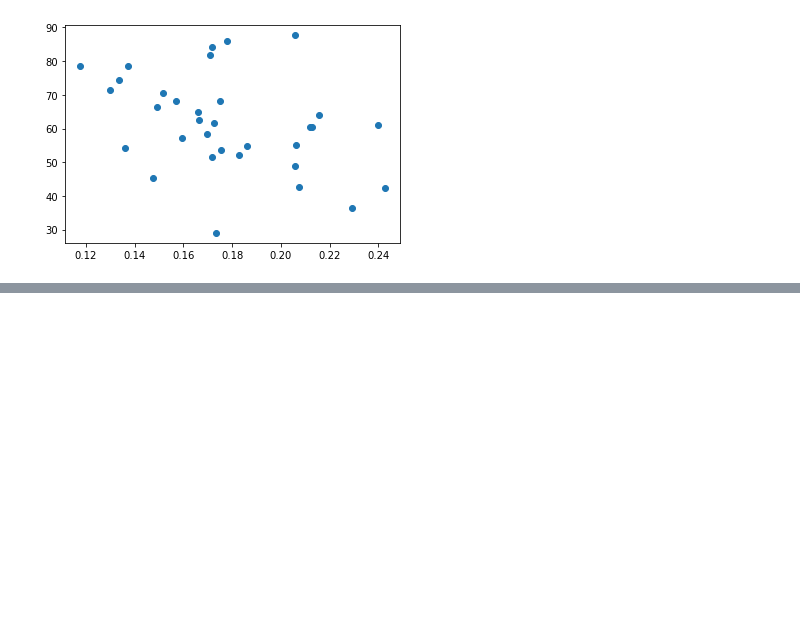
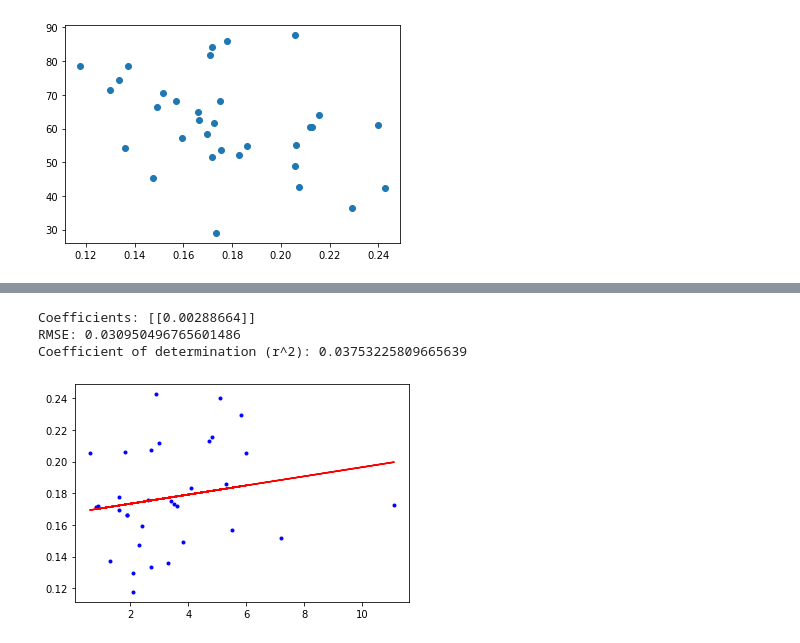
Before and after one commit to conorhamill36/London_COVID, a Jupyter notebook: London_COVID.ipynb, the cells around one changed output, grey strips where cells are left out. Cells and saved outputs as stored; diff of their text form; code cells hidden in the pictures; blank space fills up the shorter version.

```diff
--- a/London_COVID.ipynb
+++ b/London_COVID.ipynb
@@ -599,0 +619,23 @@ plt.scatter(london_concat_df['July death:cases'], london_concat_df['White'])
+# %%
+def lin_regress_plot(target_variable_column, feature_columns):
+    X1 = london_concat_df[[feature_columns]]
+    Y1 = london_concat_df[[target_variable_column]]
+
+    regression_model = linear_model.LinearRegression()
+    regression_model.fit(X1, Y1)
+
+    y1_pred = regression_model.predict(X1)
+
+    print(f'Coefficients: {regression_model.coef_}')
+    print(f'RMSE: {np.sqrt(mean_squared_error(Y1, y1_pred))}')
+    print(f'Coefficient of determination (r^2): {r2_score(Y1, y1_pred)}')
+
+    plt.plot(X1, Y1, '.', color = 'blue')
+    plt.plot(X1, y1_pred, '-', color = 'red')
+# %%
+lin_regress_plot('July death:cases', 'Other')
+# %% [output]
+Coefficients: [[0.00288664]]
+RMSE: 0.030950496765601486
+Coefficient of determination (r^2): 0.03753225809665639
+[figure, added]
```
Also changed, not shown: parts of 5 cells of this notebook.
